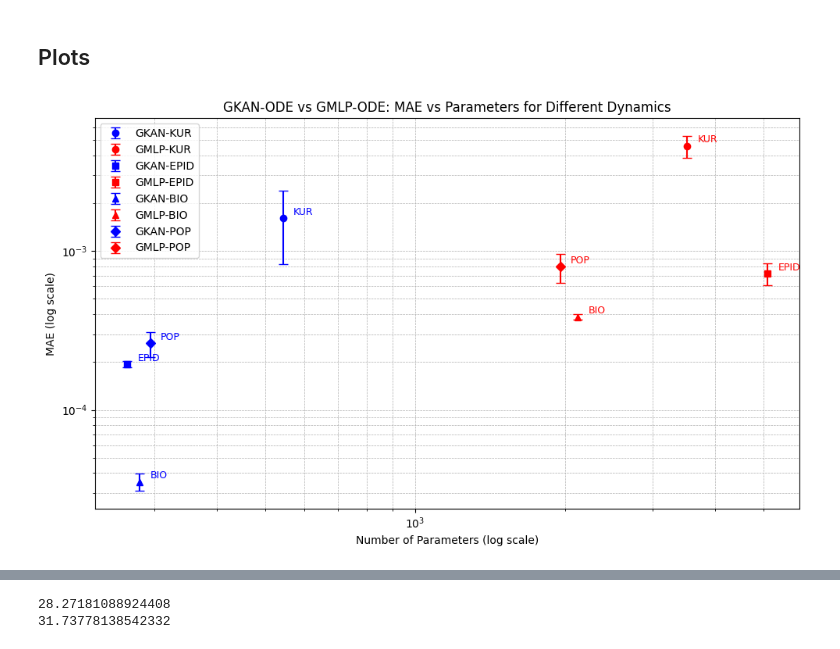
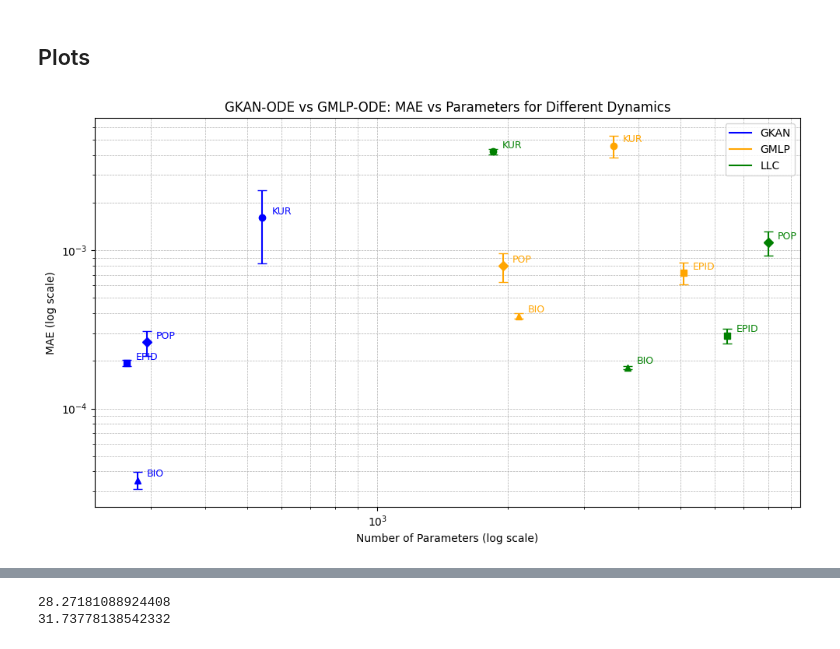
Before and after one commit to riccardocappi/Kan-for-Interpretable-Graph-Dynamics, a Jupyter notebook: plots.ipynb, the cells around one changed output, grey strips where cells are left out. Drawn from its saved outputs; the diff is of its cells as text; code cells hidden in the pictures.

```diff
--- a/plots.ipynb
+++ b/plots.ipynb
@@ -48,6 +46,13 @@ res_bio_tss = load_res("./saved_models_optuna/tss/Biochemical-1/post_process_res
 res_pop_tss = load_res("./saved_models_optuna/tss/Population-1/post_process_res.json")
 
 res_tss = [res_kur_tss, res_epid_tss, res_bio_tss, res_pop_tss]
+
+res_kur_llc = load_res("./saved_models_optuna/model-kuramoto-llc/kuramoto_llc_2/0/post_process_res.json")
+res_epid_llc = load_res("./saved_models_optuna/model-epidemics-llc/epidemics_llc_2/0/post_process_res.json")
+res_bio_llc = load_res("./saved_models_optuna/model-biochemical-llc/biochemical_llc_2/0/post_process_res.json")
+res_pop_llc = load_res("./saved_models_optuna/model-population-llc/population_llc_2/0/post_process_res.json")
+
+res_llc = [res_kur_llc, res_epid_llc, res_bio_llc, res_pop_llc]
 # %% [markdown]
 ## Plots
 # %%
@@ -58,41 +63,62 @@ gkan_stds = [res["model_test_Std"] for res in res_gkan]
 mpnn_params = [res["Number of params"] for res in res_mpnn]
 mpnn_losses = [res["model_test_MAE"] for res in res_mpnn]
 mpnn_stds = [res["model_test_Std"] for res in res_mpnn]
 
-dynamics = ["KUR","EPID","BIO","POP"]
+llc_params = [res["Number of params"] for res in res_llc]
+llc_losses = [res["model_test_MAE"] for res in res_llc]
+llc_stds = [res["model_test_Std"] for res in res_llc]
 
 dynamics = ["KUR", "EPID", "BIO", "POP"]
 markers = ['o', 's', '^', 'D']  # Unique marker per dynamic
+
+log_std_gkan = [log_error_bars(means, stds, True) for means, stds in zip(gkan_losses, gkan_stds)]
+log_std_mpnn = [log_error_bars(means, stds, True) for means, stds in zip(mpnn_losses, mpnn_stds)]
+log_std_llc = [log_error_bars(means, stds, True) for means, stds in zip(llc_losses, llc_stds)]
+
+
 
 plt.figure(figsize=(10, 6))
 for i in range(len(dynamics)):
     # Plot GKAN with error bars
     plt.errorbar(gkan_params[i], gkan_losses[i],
-                 yerr=gkan_stds[i], fmt=markers[i],
-                 color='blue', label=f'GKAN-{dynamics[i]}',
+                 yerr=log_std_gkan[i], fmt=markers[i],
+                 color='blue', label=None,
                  capsize=4)
     plt.text(gkan_params[i]*1.05, gkan_losses[i]*1.05, dynamics[i],
              fontsize=9, color='blue')
 
-    # Plot MPNN with error bars
+    # Plot MPNN (GMLP) with error bars
     plt.errorbar(mpnn_params[i], mpnn_losses[i],
-                 yerr=mpnn_stds[i], fmt=markers[i],
-                 color='red', label=f'GMLP-{dynamics[i]}',
+                 yerr=log_std_mpnn[i], fmt=markers[i],
+                 color='orange', label=None,
                  capsize=4)
     plt.text(mpnn_params[i]*1.05, mpnn_losses[i]*1.05, dynamics[i],
-             fontsize=9, color='red')
+             fontsize=9, color='orange')
+
+    # LLC-GP with error bars
+    plt.errorbar(llc_params[i], llc_losses[i],
+                 yerr=log_std_llc[i], fmt=markers[i],
+                 color='green', label=None,
+                 capsize=4)
+    plt.text(llc_params[i]*1.05, llc_losses[i]*1.05, dynamics[i],
+             fontsize=9, color='green')
+
+# Add one legend entry for each model
+plt.errorbar([], [], color='blue', label='GKAN')
+plt.errorbar([], [], color='orange', label='GMLP')
+plt.errorbar([], [], color='green', label='LLC')
 
 plt.xscale('log')
 plt.yscale('log')
 plt.xlabel('Number of Parameters (log scale)')
 plt.ylabel('MAE (log scale)')
 plt.title('GKAN-ODE vs GMLP-ODE: MAE vs Parameters for Different Dynamics')
 plt.legend()
 plt.grid(True, which='both', ls='--', linewidth=0.5)
 plt.tight_layout()
 plt.show()
 # %% [output]
-[figure, old version]
+[figure, new version]
 # %%
 import matplotlib.pyplot as plt
 import numpy as np
```
Also changed, not shown: parts of 58 cells of this notebook, 20 other files.
